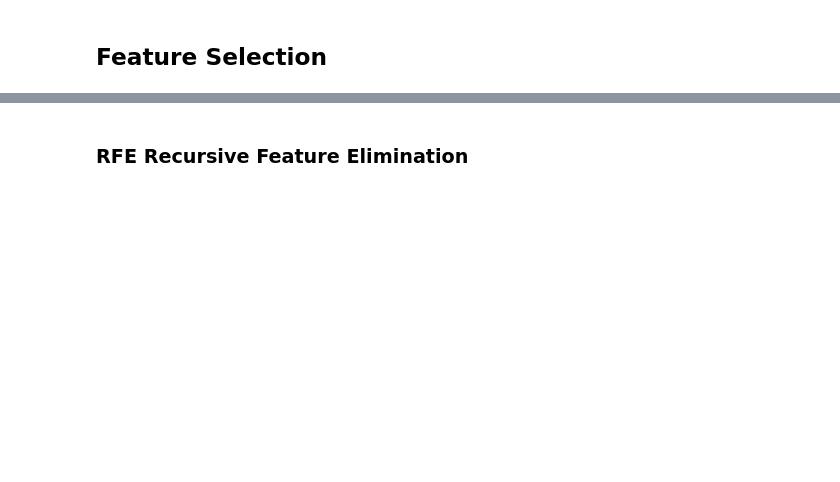
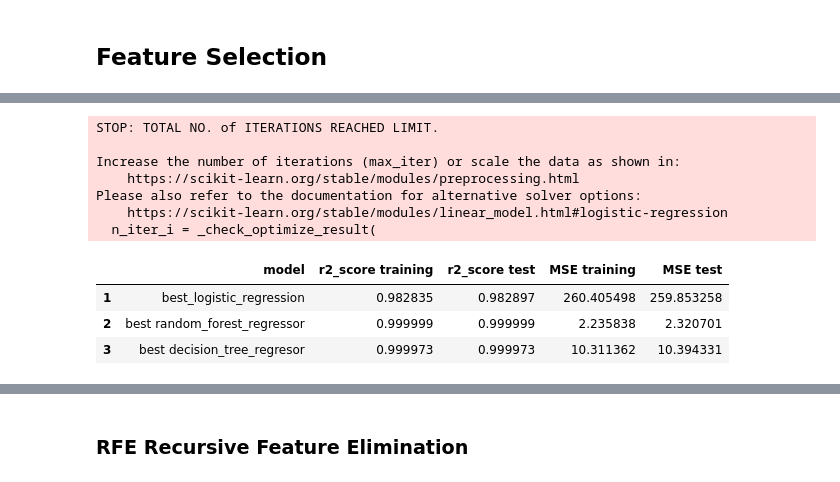
Before and after one commit to MrFICAX/Machine_Learning_Project_1, a Jupyter notebook: Projekat1_InProgress.ipynb, the cells around one changed output, grey strips where cells are left out. Drawn from its saved outputs; the diff is of its cells as text; code cells hidden in the pictures; blank space fills up the shorter version.

```diff
--- a/Projekat1_InProgress.ipynb
+++ b/Projekat1_InProgress.ipynb
@@ -1293,2 +1300,16 @@ plot_prediction(df_test_predrf, 25)
 # %% [markdown]
 ## Feature Selection
+# %%
+from sklearn.model_selection import train_test_split
+from sklearn.linear_model import Lasso, LogisticRegression
+from sklearn.feature_selection import SelectFromModel
+from sklearn.preprocessing import StandardScaler
+
+# Separating the data into training and tests set
+X_train, X_test, y_train, y_test = train_test_split(
+    df[:30000],
+    df['traffic_volume'][:30000],
+    test_size=0.3,
+    random_state=0)
+
+X_train.shape, X_test.shape, y_train.shape, y_test.shape
@@ -1294,0 +1399,13 @@ plot_prediction(df_test_predrf, 25)
+# %%
+sel_.get_support()
+
+selected_feat = X_train.columns[(sel_.get_support())]
+print('total features: {}'.format((X_train.shape[1])))
+print('selected features: {}'.format(len(selected_feat)))
+print('features with coefficients shrank to zero: {}'.format(
+      np.sum(sel_.estimator_.coef_ == 0)))
+
+X_train_selected = sel_.transform(X_train.fillna(0))
+X_test_selected = sel_.transform(X_test.fillna(0))
+
+selected_feat, X_train_selected.shape, X_test_selected.shape
@@ -1294,0 +1421,21 @@ plot_prediction(df_test_predrf, 25)
+# %%
+models = {
+    'best_logistic_regression': LogisticRegression(),
+    'best random_forest_regressor': RandomForestRegressor(max_depth=17, n_estimators=100, min_samples_leaf=10),
+    'best decision_tree_regresor': DecisionTreeRegressor(max_depth=15, min_samples_leaf=50),
+}
+#data_table=pd.concat([data_table,(train_test_various_models(models, train_features, test_features, train_labels, test_labels))])
+data_table2=train_test_various_models(models, X_train_selected, X_test_selected, y_train, y_test)
+data_table2.head(10)
+# %% [output]
+STOP: TOTAL NO. of ITERATIONS REACHED LIMIT.
+
+Increase the number of iterations (max_iter) or scale the data as shown in:
+    https://scikit-learn.org/stable/modules/preprocessing.html
+Please also refer to the documentation for alternative solver options:
+    https://scikit-learn.org/stable/modules/linear_model.html#logistic-regression
+  n_iter_i = _check_optimize_result(
+|  | model | r2_score training | r2_score test | MSE training | MSE test |
+| 1 | best_logistic_regression | 0.982835 | 0.982897 | 260.405498 | 259.853258 |
+| 2 | best random_forest_regressor | 0.999999 | 0.999999 | 2.235838 | 2.320701 |
+| 3 | best decision_tree_regresor | 0.999973 | 0.999973 | 10.311362 | 10.394331 |
```
Also changed, not shown: parts of 100 cells of this notebook, 1 other file.
